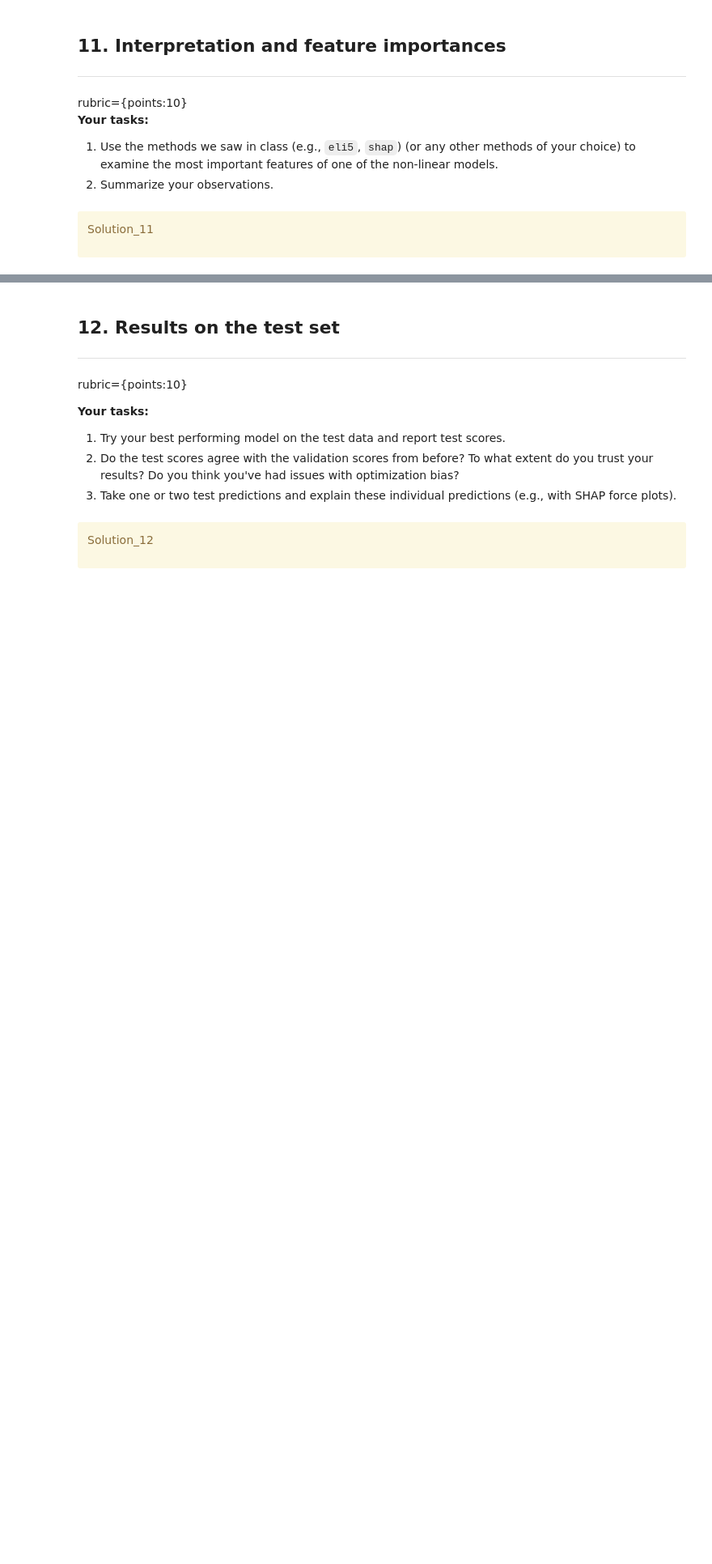
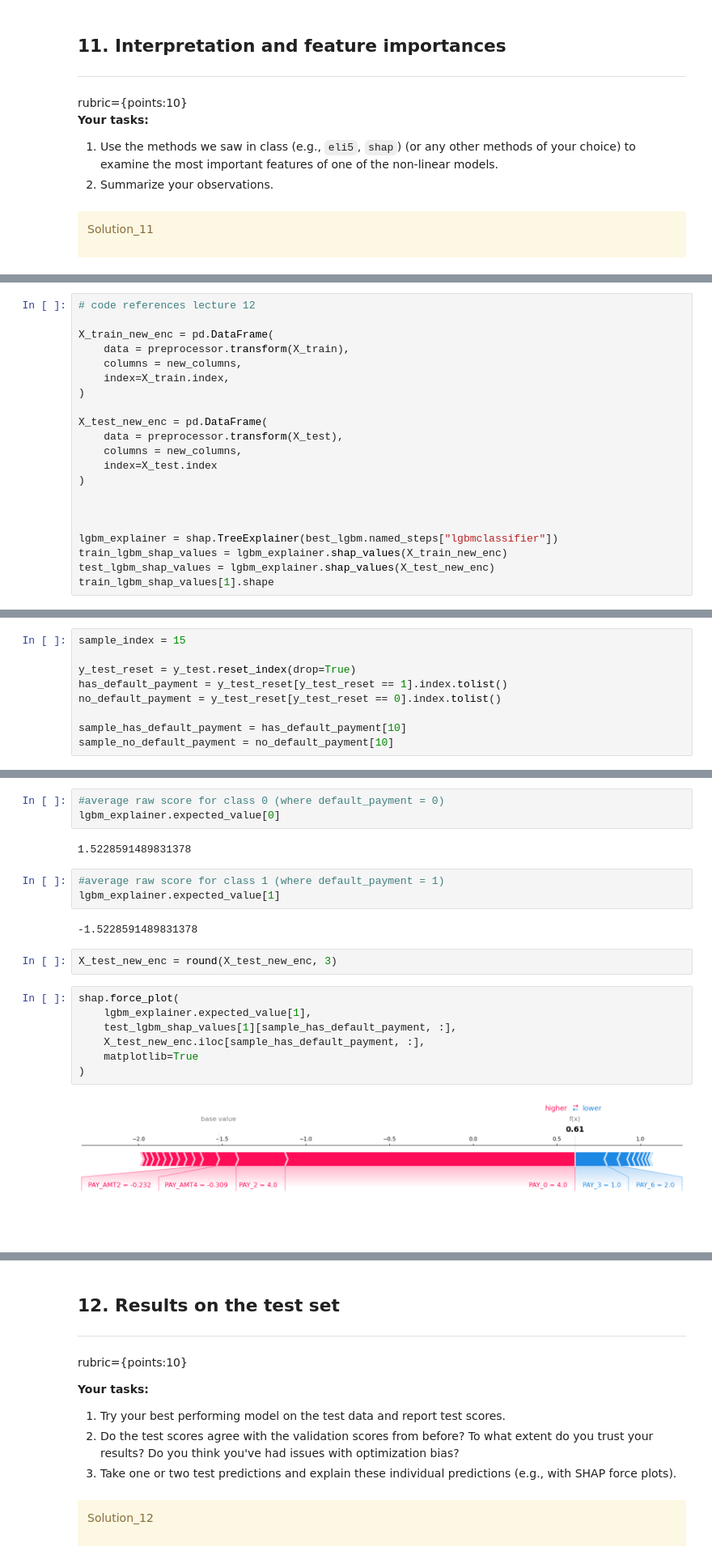
Before and after one commit to rebeccaachang/cpsc330, a Jupyter notebook: hw/hw5/hw5.ipynb, the cells around one changed output, grey strips where cells are left out. Shown at 81% size. Cells and saved outputs as stored; diff of their text form; blank space fills up the shorter version.

```diff
--- a/hw/hw5/hw5.ipynb
+++ b/hw/hw5/hw5.ipynb
@@ -854,0 +858,21 @@ _Type your answer here, replacing this text._
+# %%
+# code references lecture 12
+
+X_train_new_enc = pd.DataFrame(
+    data = preprocessor.transform(X_train),
+    columns = new_columns,
+    index=X_train.index,
+)
+
+X_test_new_enc = pd.DataFrame(
+    data = preprocessor.transform(X_test),
+    columns = new_columns,
+    index=X_test.index
+)
+
+
+
+lgbm_explainer = shap.TreeExplainer(best_lgbm.named_steps["lgbmclassifier"])
+train_lgbm_shap_values = lgbm_explainer.shap_values(X_train_new_enc)
+test_lgbm_shap_values = lgbm_explainer.shap_values(X_test_new_enc)
+train_lgbm_shap_values[1].shape
@@ -854,0 +892,9 @@ _Type your answer here, replacing this text._
+# %%
+sample_index = 15
+
+y_test_reset = y_test.reset_index(drop=True)
+has_default_payment = y_test_reset[y_test_reset == 1].index.tolist()
+no_default_payment = y_test_reset[y_test_reset == 0].index.tolist()
+
+sample_has_default_payment = has_default_payment[10]
+sample_no_default_payment = no_default_payment[10]
@@ -854,0 +923,21 @@ _Type your answer here, replacing this text._
+# %%
+#average raw score for class 0 (where default_payment = 0)
+lgbm_explainer.expected_value[0]
+# %% [output]
+1.5228591489831378
+# %%
+#average raw score for class 1 (where default_payment = 1)
+lgbm_explainer.expected_value[1]
+# %% [output]
+-1.5228591489831378
+# %%
+X_test_new_enc = round(X_test_new_enc, 3)
+# %%
+shap.force_plot(
+    lgbm_explainer.expected_value[1],
+    test_lgbm_shap_values[1][sample_has_default_payment, :],
+    X_test_new_enc.iloc[sample_has_default_payment, :],
+    matplotlib=True
+)
+# %% [output]
+[figure, added]
```
Also changed, not shown: parts of 27 cells of this notebook.
